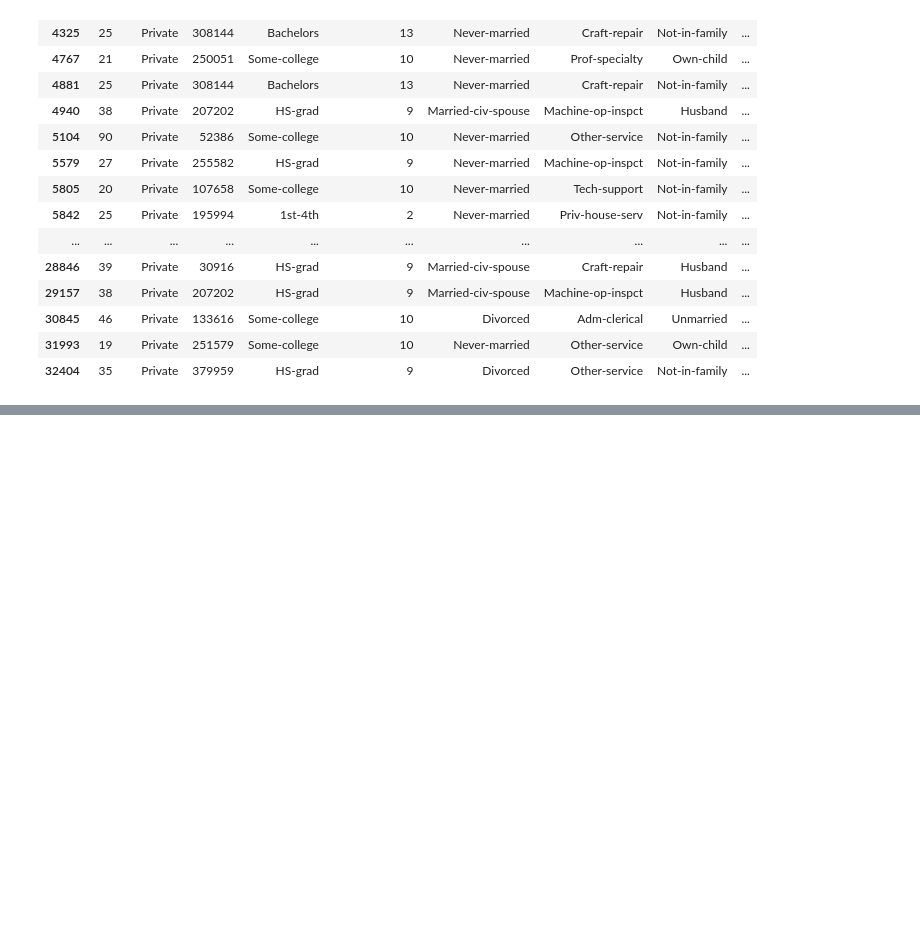
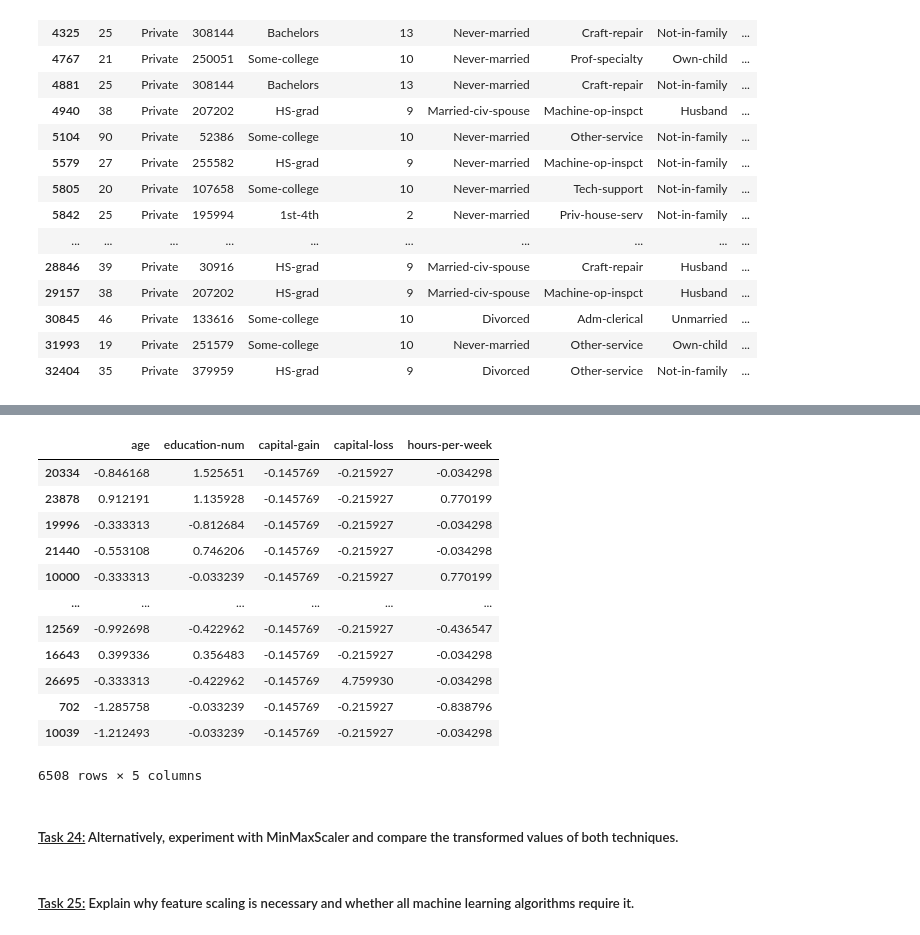
Before and after one commit to IsItHM/ML_projects, a Jupyter notebook: AI_Lab_HA_1.ipynb, the cells around one changed output, grey strips where cells are left out. Cells and saved outputs as stored; diff of their text form; code cells hidden in the pictures; blank space fills up the shorter version.

```diff
--- a/AI_Lab_HA_1.ipynb
+++ b/AI_Lab_HA_1.ipynb
@@ -97,0 +826,24 @@ df[df.duplicated(keep=False)]
+# %%
+# test data: only transform, using the training mean and std
+X_test_scaled = scaler.transform(X_test[num_cols])
+X_test_scaled
+# %% [output]
+|  | age | education-num | capital-gain | capital-loss | hours-per-week |
+| 20334 | -0.846168 | 1.525651 | -0.145769 | -0.215927 | -0.034298 |
+| 23878 | 0.912191 | 1.135928 | -0.145769 | -0.215927 | 0.770199 |
+| 19996 | -0.333313 | -0.812684 | -0.145769 | -0.215927 | -0.034298 |
+| 21440 | -0.553108 | 0.746206 | -0.145769 | -0.215927 | -0.034298 |
+| 10000 | -0.333313 | -0.033239 | -0.145769 | -0.215927 | 0.770199 |
+| ... | ... | ... | ... | ... | ... |
+| 12569 | -0.992698 | -0.422962 | -0.145769 | -0.215927 | -0.436547 |
+| 16643 | 0.399336 | 0.356483 | -0.145769 | -0.215927 | -0.034298 |
+| 26695 | -0.333313 | -0.422962 | -0.145769 | 4.759930 | -0.034298 |
+| 702 | -1.285758 | -0.033239 | -0.145769 | -0.215927 | -0.838796 |
+| 10039 | -1.212493 | -0.033239 | -0.145769 | -0.215927 | -0.034298 |
+6508 rows × 5 columns
+# %% [markdown]
+<h5><u>Task 24:</u> Alternatively, experiment with MinMaxScaler and compare the transformed values of
+both techniques.</h5>
+# %% [markdown]
+<h5><u>Task 25:</u> Explain why feature scaling is necessary and whether all machine learning algorithms
+require it.</h5>
```
Also changed, not shown: parts of 89 cells of this notebook.
